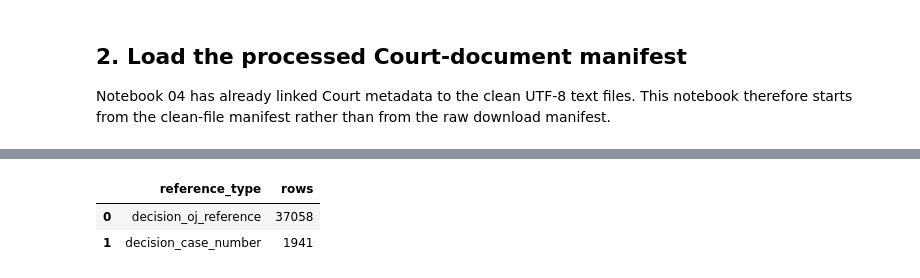
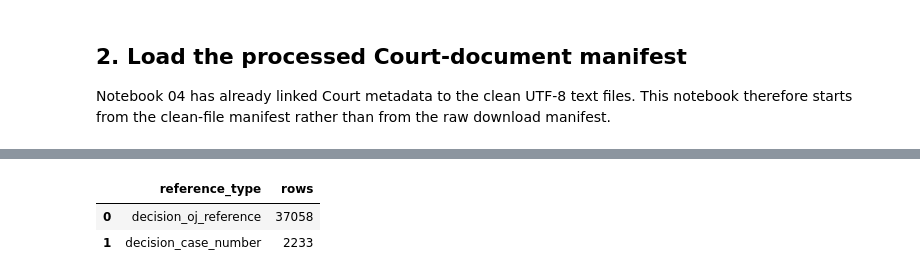
Before and after one commit to eduardaslazebnyj/ec_cjeu, a Jupyter notebook: code/03_matching/01_court_decision_regex.ipynb, the cells around one changed output, grey strips where cells are left out. Saved outputs shown, nothing was run; the diff lists cells and outputs as text; code cells hidden in the pictures.

```diff
--- a/code/03_matching/01_court_decision_regex.ipynb
+++ b/code/03_matching/01_court_decision_regex.ipynb
@@ -234,19 +230,24 @@ The CELEX pattern is deliberately strict: `3` + four-digit year + `D` + exactly
 # %%
 # Simple Commission case numbers:
 # IV/61, IV/26.760, COMP/37.792, AT.39904, etc.
+# Whitespace/newlines are tolerated around the outer separator and around
+# dots inside dotted case numbers. A single layout/OCR whitespace break inside
+# an undotted number is also tolerated. Normalization removes that whitespace.
 COMMISSION_CASE_SIMPLE_RE = re.compile(
     r"""
     (?<![A-Za-z0-9])
     (?P<prefix>COMP|IV|AT)
     \s*
-    [./\\-]
+    [./\-]
     \s*
     (?P<number>
+        \d{1,2}\s*\.\s*\d{3,5}(?:\s*\.\s*\d+)?
+        |
+        \d{1,2}\s+\d{3,5}
+        |
         \d{2,6}
-        |
-        \d{1,2}\.\d{3,5}(?:\.\d+)?
     )
-    (?![A-Za-z0-9])
+    (?![A-Za-z0-9.])
     """,
     re.IGNORECASE | re.VERBOSE,
 )
@@ -267,7 +268,8 @@ COMMISSION_CASE_SUBSERIES_RE = re.compile(
 )
 
 # Published Commission decision / OJ references.
-# Only suffix-bearing forms are retained.
+# Only suffix-bearing forms are retained. Whitespace/newlines around
+# separators are tolerated and removed during normalization.
 DECISION_OJ_REFERENCE_RE = re.compile(
     r"""
     (?<![A-Za-z0-9])
@@ -280,7 +282,6 @@ DECISION_OJ_REFERENCE_RE = re.compile(
     """,
     re.IGNORECASE | re.VERBOSE,
 )
-
 
 # Explicit CELEX decision identifiers only.
 CELEX_RE = re.compile(
@@ -310,7 +311,7 @@ def normalize_case_simple(match: re.Match) -> str:
 
 def normalize_case_subseries(match: re.Match) -> str:
     section = re.sub(r"\s+", "", match.group("section")).upper()
-    number = match.group("number")
+    number = re.sub(r"\s+", "", match.group("number"))
     return f"COMP/{section}/{number}"
 
 
@@ -320,7 +321,6 @@ def normalize_oj_reference(match: re.Match) -> str:
         f"{match.group('part2')}/"
         f"{match.group('suffix').upper()}"
     )
-
 
 
 def normalize_celex(match: re.Match) -> str:
@@ -381,8 +383,8 @@ def scan_text(text: str) -> list[dict[str, Any]]:
                     "reference_type": reference_type,
                     "matched_text": match.group(0),
                     "reference_normalized": normalizer(match),
-                    "start_char": match.start(),
-                    "end_char": match.end(),
+                    "start_char": int(match.start()),
+                    "end_char": int(match.end()),
                     "commission_nearby": commission_nearby,
                     "decision_nearby": decision_nearby,
                     "commission_and_decision_nearby": (
@@ -395,11 +397,12 @@ def scan_text(text: str) -> list[dict[str, Any]]:
     return occurrences
 
 
-# Cache by physical clean-text path so duplicate manifest rows do not
-# cause the same text file to be read and scanned repeatedly.
+# Cache by physical clean-text path so duplicate manifest rows do not cause the
+# same text file to be read and scanned repeatedly.
 scan_cache: dict[str, list[dict[str, Any]]] = {}
 
-rows: list[dict[str, Any]] = []
+occurrence_rows: list[dict[str, Any]] = []
+grouped_rows: list[dict[str, Any]] = []
 
 for _, doc in tqdm(
     work.iterrows(),
@@ -417,6 +420,23 @@ for _, doc in tqdm(
     if not occurrences:
         continue
 
+    # Occurrence-level view: one row for every individual regex hit.
+    for occurrence_index, occ in enumerate(occurrences, start=1):
+        occurrence_rows.append(
+            {
+                "record_id": doc.get("record_id", ""),
+                "affId": doc.get("affId", ""),
+                "procedureId": doc.get("procedureId", ""),
+                "document_type": doc.get("document_type", ""),
+                "document_date": doc.get("document_date", ""),
+                "case_number_clean": doc.get("case_number_clean", ""),
+                "clean_file_path": doc.get("clean_file_path", ""),
+                "occurrence_index": occurrence_index,
+                **occ,
+            }
+        )
+
+    # Grouped view: one row per document × normalized regex candidate.
     occ_df = pd.DataFrame(occurrences)
 
     for (reference_type, reference_normalized), group in occ_df.groupby(
@@ -428,8 +448,12 @@ for _, doc in tqdm(
         first = group.iloc[0]
 
         matched_forms = list(dict.fromkeys(group["matched_text"].astype(str)))
+        hit_spans = [
+            [int(start), int(end)]
+            for start, end in zip(group["start_char"], group["end_char"])
+        ]
 
-        rows.append(
+        grouped_rows.append(
             {
                 "record_id": doc.get("record_id", ""),
                 "affId": doc.get("affId", ""),
@@ -442,6 +466,7 @@ for _, doc in tqdm(
                 "reference": " | ".join(matched_forms),
                 "reference_normalized": reference_normalized,
                 "reference_count": int(len(group)),
+                "hit_spans_json": json.dumps(hit_spans, ensure_ascii=False),
                 "commission_nearby_count": int(group["commission_nearby"].sum()),
                 "decision_nearby_count": int(group["decision_nearby"].sum()),
                 "commission_and_decision_nearby_count": int(
@@ -452,7 +477,27 @@ for _, doc in tqdm(
         )
 
 
-OUTPUT_COLUMNS = [
+OCCURRENCE_COLUMNS = [
+    "record_id",
+    "affId",
+    "procedureId",
+    "document_type",
+    "document_date",
+    "case_number_clean",
+    "clean_file_path",
+    "occurrence_index",
+    "reference_type",
+    "matched_text",
+    "reference_normalized",
+    "start_char",
+    "end_char",
+    "commission_nearby",
+    "decision_nearby",
+    "commission_and_decision_nearby",
+    "context",
+]
+
+GROUPED_COLUMNS = [
     "record_id",
     "affId",
     "procedureId",
@@ -464,13 +509,24 @@ OUTPUT_COLUMNS = [
     "reference",
     "reference_normalized",
     "reference_count",
+    "hit_spans_json",
     "commission_nearby_count",
     "decision_nearby_count",
     "commission_and_decision_nearby_count",
     "context",
 ]
 
-results = pd.DataFrame(rows, columns=OUTPUT_COLUMNS)
+occurrence_results = pd.DataFrame(occurrence_rows, columns=OCCURRENCE_COLUMNS)
+results = pd.DataFrame(grouped_rows, columns=GROUPED_COLUMNS)
+
+if len(occurrence_results):
+    occurrence_results = (
+        occurrence_results.sort_values(
+            ["affId", "procedureId", "record_id", "start_char", "end_char"],
+            kind="stable",
+        )
+        .reset_index(drop=True)
+    )
 
 if len(results):
     results = (
@@ -492,6 +548,7 @@ print(
     "Documents with at least one Commission-reference candidate:",
     f"{results['record_id'].nunique() if len(results) else 0:,}",
 )
+print(f"Individual regex hits: {len(occurrence_results):,}")
 print(f"Unique document-reference rows: {len(results):,}")
 
 if len(results):
@@ -510,6 +568,6 @@ Unique document-reference rows: 38,999
 |  | reference_type | rows |
 | 0 | decision_oj_reference | 37058 |
-| 1 | decision_case_number | 1941 |
+| 1 | decision_case_number | 2233 |
 |  | record_id | affId | procedureId | document_type | document_date | case_number_clean | clean_file_path | ... |
 | 0 | id_46950__000002 | C/0001/00/00000000RD/01 | C/0001/00/00000000RD/01/P/01 | ARRET | 2001-12-13 | C-1/00 | data/processed/court_infocuria/te... | ... |
 | 1 | id_46950__000002 | C/0001/00/00000000RD/01 | C/0001/00/00000000RD/01/P/01 | ARRET | 2001-12-13 | C-1/00 | data/processed/court_infocuria/te... | ... |
```
Also changed, not shown: parts of 7 cells of this notebook, 7 other files.
